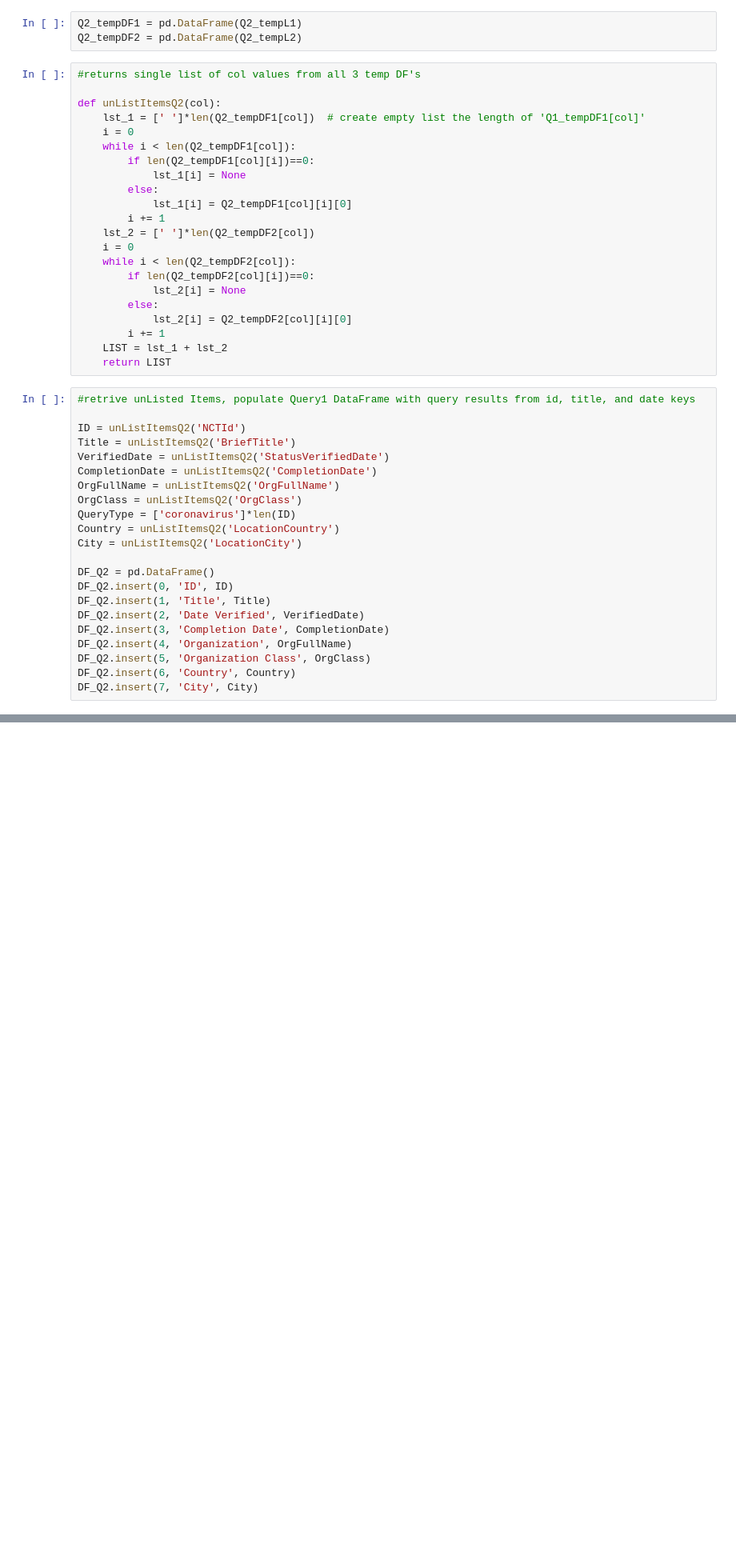
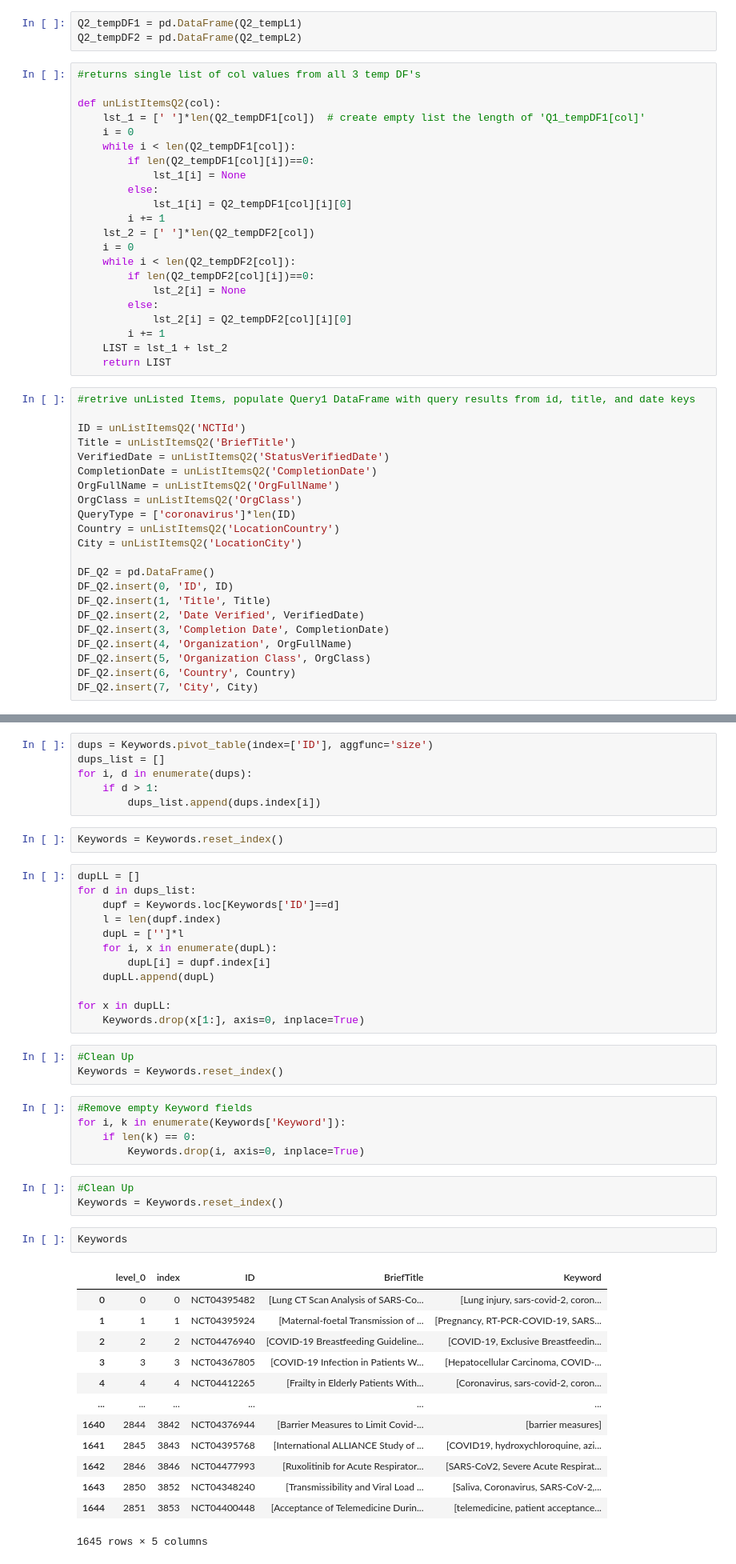
Before and after one commit to nick-nasse/pyd-pyper, a Jupyter notebook: COVID_DATE.ipynb, the cells around one changed output, grey strips where cells are left out. Shown at 80% size. Cells and saved outputs as stored; diff of their text form; blank space fills up the shorter version.

```diff
--- a/COVID_DATE.ipynb
+++ b/COVID_DATE.ipynb
@@ -322,0 +370,47 @@ DF_QQ
+# %%
+dups = Keywords.pivot_table(index=['ID'], aggfunc='size')
+dups_list = []
+for i, d in enumerate(dups):
+    if d > 1:
+        dups_list.append(dups.index[i])
+# %%
+Keywords = Keywords.reset_index()
+# %%
+dupLL = []
+for d in dups_list:
+    dupf = Keywords.loc[Keywords['ID']==d]
+    l = len(dupf.index)
+    dupL = ['']*l
+    for i, x in enumerate(dupL):
+        dupL[i] = dupf.index[i]
+    dupLL.append(dupL)
+
+for x in dupLL:
+    Keywords.drop(x[1:], axis=0, inplace=True)
+# %%
+#Clean Up
+Keywords = Keywords.reset_index()
+# %%
+#Remove empty Keyword fields
+for i, k in enumerate(Keywords['Keyword']):
+    if len(k) == 0:
+        Keywords.drop(i, axis=0, inplace=True)
+# %%
+#Clean Up
+Keywords = Keywords.reset_index()
+# %%
+Keywords
+# %% [output]
+|  | level_0 | index | ID | BriefTitle | Keyword |
+| 0 | 0 | 0 | NCT04395482 | [Lung CT Scan Analysis of SARS-Co... | [Lung injury, sars-covid-2, coron... |
+| 1 | 1 | 1 | NCT04395924 | [Maternal-foetal Transmission of ... | [Pregnancy, RT-PCR-COVID-19, SARS... |
+| 2 | 2 | 2 | NCT04476940 | [COVID-19 Breastfeeding Guideline... | [COVID-19, Exclusive Breastfeedin... |
+| 3 | 3 | 3 | NCT04367805 | [COVID-19 Infection in Patients W... | [Hepatocellular Carcinoma, COVID-... |
+| 4 | 4 | 4 | NCT04412265 | [Frailty in Elderly Patients With... | [Coronavirus, sars-covid-2, coron... |
+| ... | ... | ... | ... | ... | ... |
+| 1640 | 2844 | 3842 | NCT04376944 | [Barrier Measures to Limit Covid-... | [barrier measures] |
+| 1641 | 2845 | 3843 | NCT04395768 | [International ALLIANCE Study of ... | [COVID19, hydroxychloroquine, azi... |
+| 1642 | 2846 | 3846 | NCT04477993 | [Ruxolitinib for Acute Respirator... | [SARS-CoV2, Severe Acute Respirat... |
+| 1643 | 2850 | 3852 | NCT04348240 | [Transmissibility and Viral Load ... | [Saliva, Coronavirus, SARS-CoV-2,... |
+| 1644 | 2851 | 3853 | NCT04400448 | [Acceptance of Telemedicine Durin... | [telemedicine, patient acceptance... |
+1645 rows × 5 columns
```
Also changed, not shown: parts of 16 cells of this notebook.
